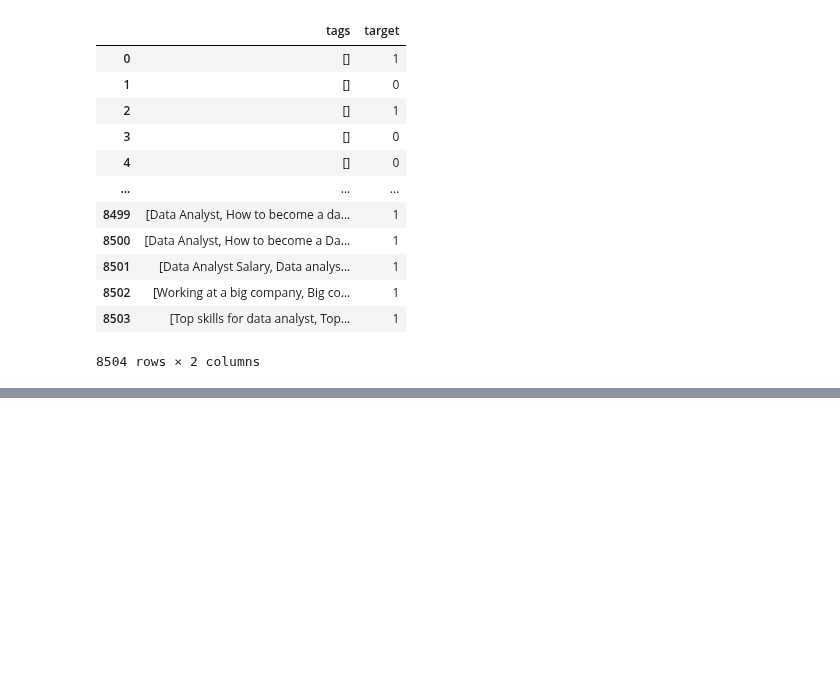
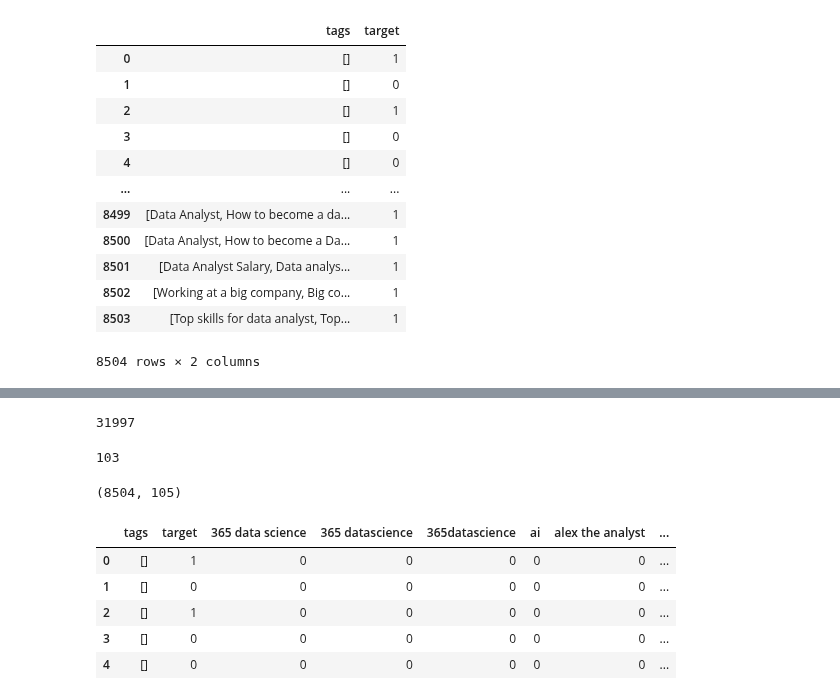
Before and after one commit to LHide14/YouTube-Analytics, a Jupyter notebook: nlp_tags_model.ipynb, the cells around one changed output, grey strips where cells are left out. Saved outputs shown, nothing was run; the diff lists cells and outputs as text; code cells hidden in the pictures; blank space fills up the shorter version.

```diff
--- a/nlp_tags_model.ipynb
+++ b/nlp_tags_model.ipynb
@@ -38,0 +43,20 @@ df_tags
+# %%
+# store unique tag count across df
+unique_tag_count = {}
+
+# iterate through unique tags and map their count
+for tag_list in df_tags['tags']:
+
+    for tag in tag_list:
+        if tag.lower() in unique_tag_count:
+            unique_tag_count[tag.lower()] += 1
+        else:
+            unique_tag_count[tag.lower()] = 1
+
+# sort unique tag count alphabetically
+unique_tag_count = dict(sorted(unique_tag_count.items()))
+
+# find out how many unique tags we have
+print(len(unique_tag_count))
+# %% [output]
+31997
@@ -38,0 +66,4 @@ df_tags
+# %%
+len(top_unique_tag_count)
+# %% [output]
+103
@@ -38,0 +79,13 @@ df_tags
+# %%
+df_tags.shape
+# %% [output]
+(8504, 105)
+# %%
+df_tags.head()
+# %% [output]
+|  | tags | target | 365 data science | 365 datascience | 365datascience | ai | alex the analyst | ... |
+| 0 | [] | 1 | 0 | 0 | 0 | 0 | 0 | ... |
+| 1 | [] | 0 | 0 | 0 | 0 | 0 | 0 | ... |
+| 2 | [] | 1 | 0 | 0 | 0 | 0 | 0 | ... |
+| 3 | [] | 0 | 0 | 0 | 0 | 0 | 0 | ... |
+| 4 | [] | 0 | 0 | 0 | 0 | 0 | 0 | ... |
```
Also changed, not shown: parts of 27 cells of this notebook.
